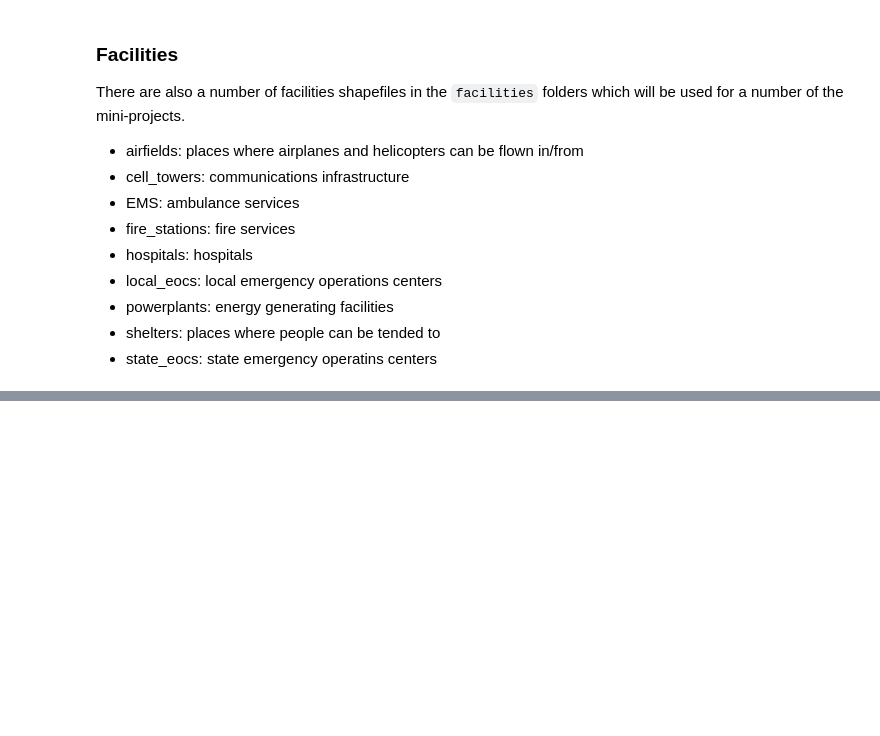
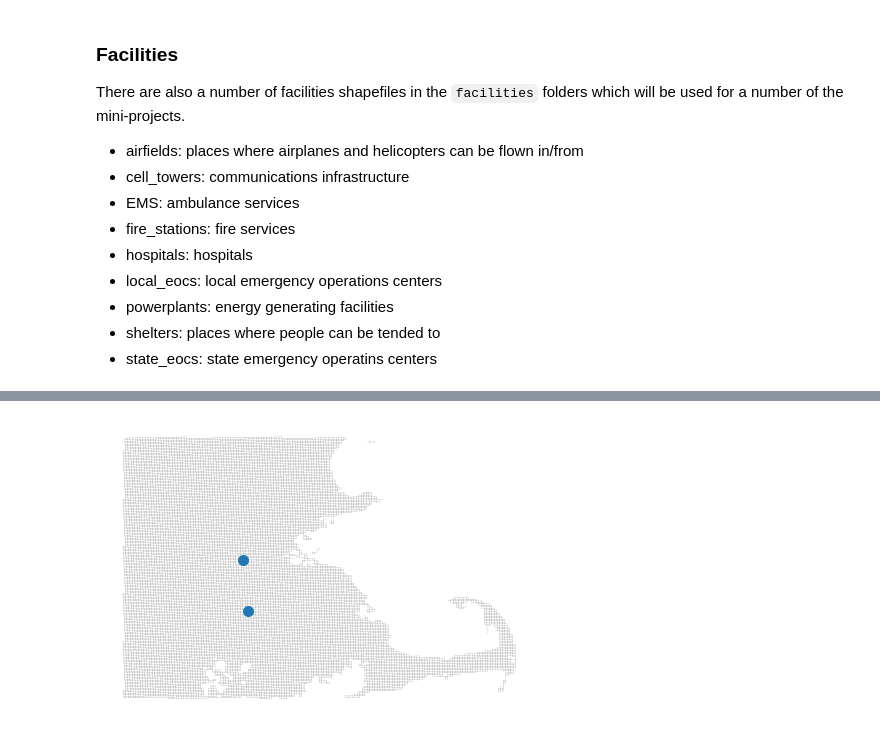
Before and after one commit to bwsi-remote-sensing-2020/final-exercise-students-jvonk, a Jupyter notebook: Final-exercise-overview.ipynb, the cells around one changed output, grey strips where cells are left out. Saved outputs shown, nothing was run; the diff lists cells and outputs as text; code cells hidden in the pictures; blank space fills up the shorter version.

```diff
--- a/Final-exercise-overview.ipynb
+++ b/Final-exercise-overview.ipynb
@@ -147,0 +144,14 @@ Be sure to create graphics and illustrations to explain the entire process and s
+# %%
+%%timeit -r 1 global G # time entire cell to show performance
+# create a graph from GeoDataFrame connected as a grid
+G = nx.Graph() # create empty networkx graph
+for pos, cell in game_grid_pos.iterrows():
+    for neighbor_pos in [(pos[0]+1, pos[1]), # east
+                         (pos[0]-1, pos[1]), # west
+                         (pos[0],   pos[1]+1), # north
+                         (pos[0],   pos[1]-1)]: # south
+        if neighbor_pos in game_grid_pos.index:
+            neighbor = game_grid_pos.loc[neighbor_pos] # find neighbor in this direction
+            G.add_edge(cell['MGRS'], # cell MGRS id, used as node id
+                       neighbor['MGRS'], # neightbor MGRS id, used as node id
+                       weight = (1/cell['Transport'] + 1/neighbor['Transport']) * 5/2) # weight from definition
@@ -147,0 +160,22 @@ Be sure to create graphics and illustrations to explain the entire process and s
+# %%
+nx.set_node_attributes(G, game_grid.to_dict('index')) # use pandas DataFrame for node data
+# %%
+bases = ('19TCG1685','19TCG1752') # choose two bases for routes
+# %%
+positions=game_grid[['x_centroid', 'y_centroid']].T.to_dict('list') # positions of nodes to plot
+# %%
+# draw networkx graph
+# first draw edges
+ax=nx.draw(G,
+        positions, # use centroids for positions
+        width = 0.1,
+        node_size=0) # show thin edges
+# then draw base nodes
+nx.draw_networkx_nodes(G,
+        positions, # use centroids for positions
+        node_size = 100,
+        nodelist = bases, # only showing bases
+        ax=ax)
+plt.savefig('base_locations.svg')
+# %% [output]
+[figure, added]
```
Also changed, not shown: parts of 40 cells of this notebook, 6 other files.
